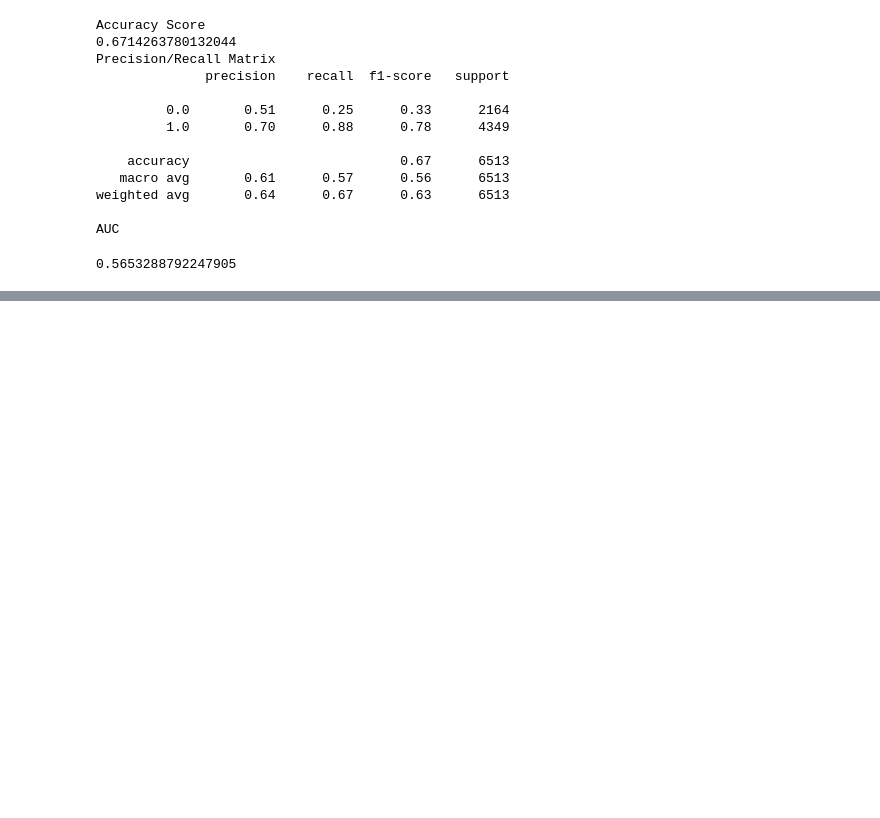
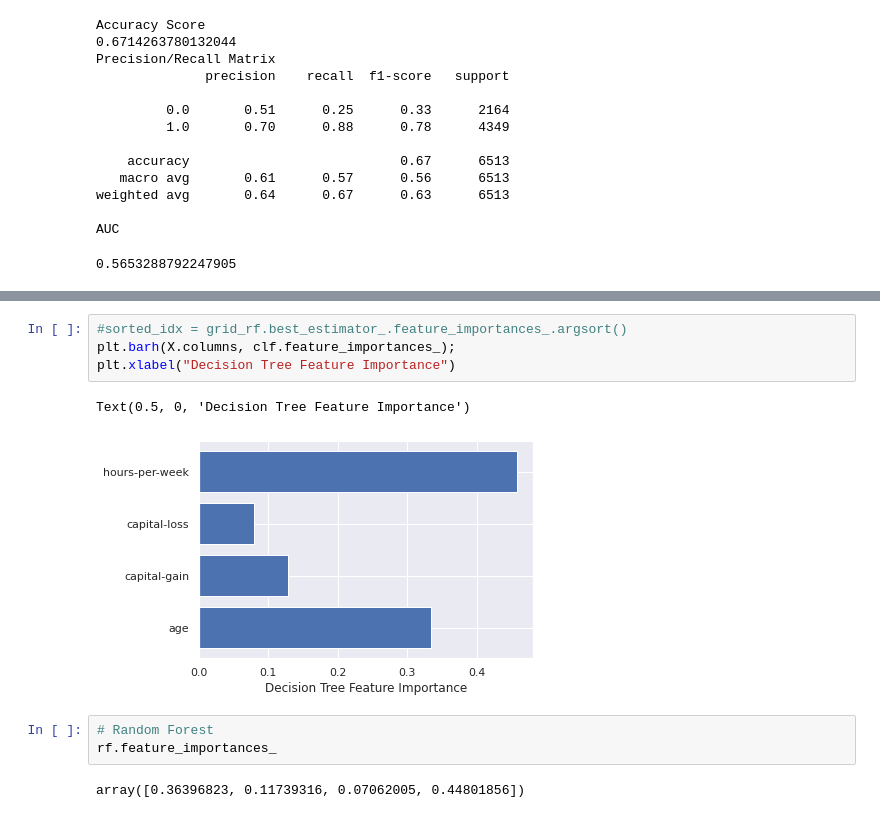
Before and after one commit to ravi260372/Data_Science_Python, a Jupyter notebook: Income_Prediction_RF_Code_Academy.ipynb, the cells around one changed output, grey strips where cells are left out. Cells and saved outputs as stored; diff of their text form; blank space fills up the shorter version.

```diff
--- a/Income_Prediction_RF_Code_Academy.ipynb
+++ b/Income_Prediction_RF_Code_Academy.ipynb
@@ -356,0 +416,12 @@ Confusion Matrix
+# %%
+#sorted_idx = grid_rf.best_estimator_.feature_importances_.argsort()
+plt.barh(X.columns, clf.feature_importances_);
+plt.xlabel("Decision Tree Feature Importance")
+# %% [output]
+Text(0.5, 0, 'Decision Tree Feature Importance')
+[figure, added]
+# %%
+# Random Forest
+rf.feature_importances_
+# %% [output]
+array([0.36396823, 0.11739316, 0.07062005, 0.44801856])
```
Also changed, not shown: parts of 9 cells of this notebook.
